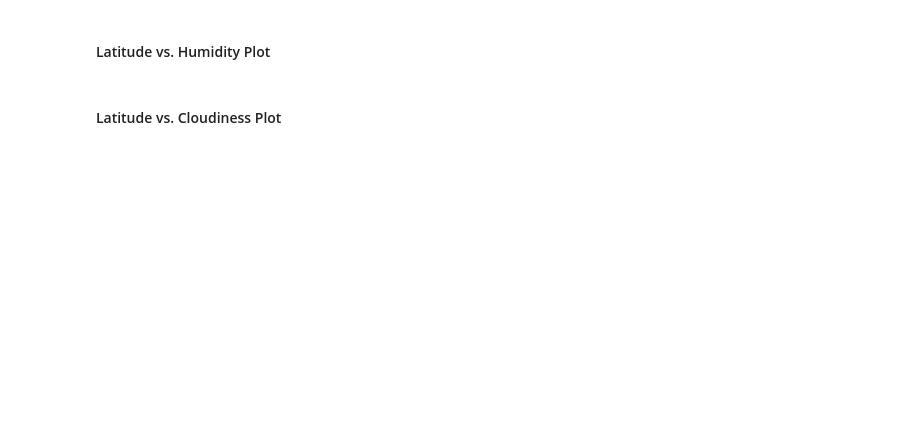
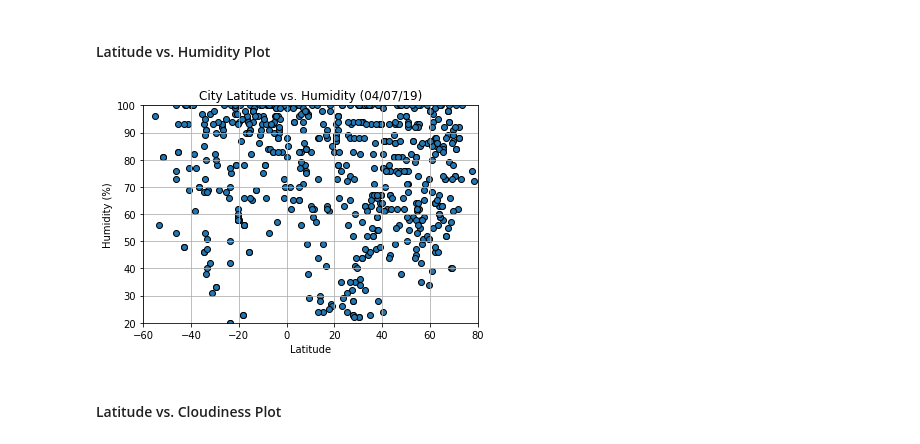
Before and after one commit to KayJayRamsey/API-, a Jupyter notebook: API/Python-APIs_Homework.ipynb, the cells around one changed output. Saved outputs shown, nothing was run; the diff lists cells and outputs as text; code cells hidden in the pictures; blank space fills up the shorter version.

```diff
--- a/API/Python-APIs_Homework.ipynb
+++ b/API/Python-APIs_Homework.ipynb
@@ -200,4 +195,17 @@ FileNotFoundError: [Errno 2] No such file or directory: 'output_data/cities.csv'
 # %% [markdown]
 #### Latitude vs. Humidity Plot
+# %%
+plt.scatter(df["latitude"], df["humidity"], marker="o", edgecolors="black", )
+
+# Create a title, x label, and y label the chart
+plt.title("City Latitude vs. Humidity (04/07/19)")
+plt.xlabel("Latitude")
+plt.ylabel("Humidity (%)")
+plt.grid(True)
+plt.xlim(-60, 80)
+plt.ylim(20, 100)
+plt.savefig("lat_hum.png")
+# %% [output]
+[figure, added]
 # %% [markdown]
 #### Latitude vs. Cloudiness Plot
```
Also changed, not shown: parts of 19 cells of this notebook.
